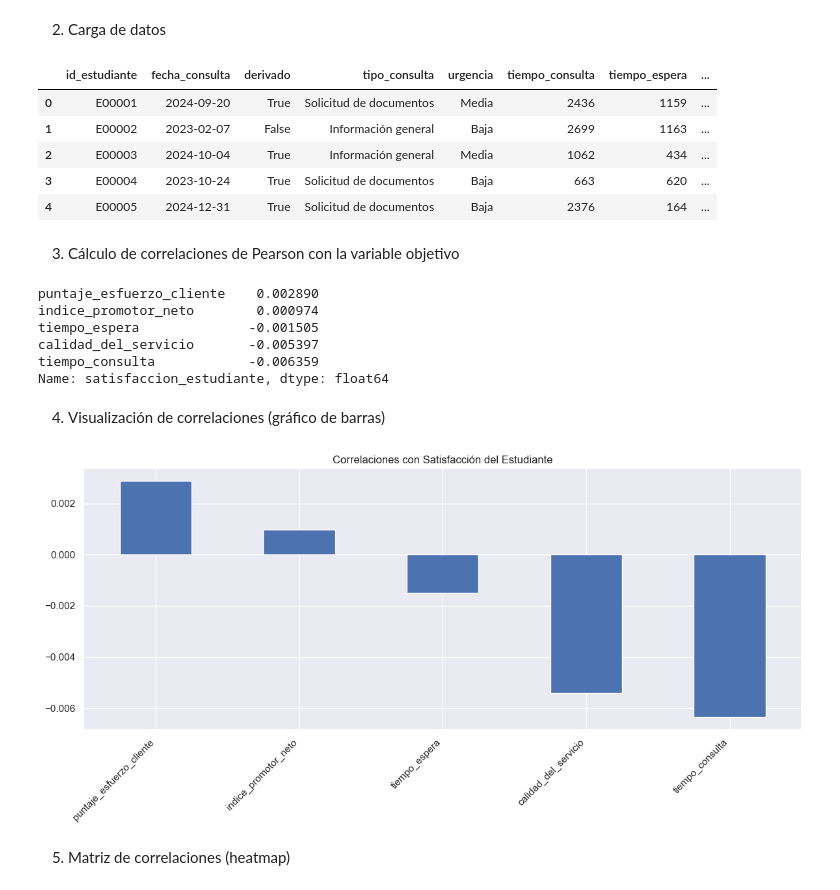
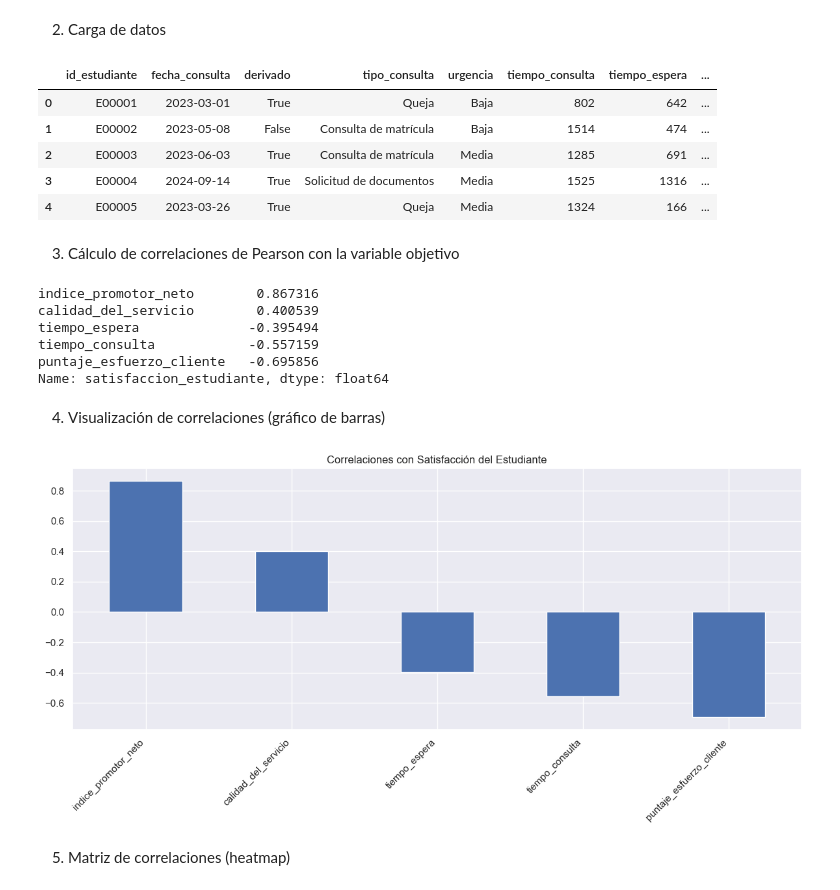
Before and after one commit to Esclender/Michia_Predictive_Model, a Jupyter notebook: notebooks/03_bivariate_analysis.ipynb, the cells around one changed output. Saved outputs shown, nothing was run; the diff lists cells and outputs as text; code cells hidden in the pictures.

```diff
--- a/notebooks/03_bivariate_analysis.ipynb
+++ b/notebooks/03_bivariate_analysis.ipynb
@@ -15,15 +15,15 @@ plt.rcParams['figure.figsize'] = (12, 8)
 2. Carga de datos
 # %%
 # Carga de datos
-df = pd.read_csv('../data/chatbot_satisfaction_dataset_utf8.csv')
+df = pd.read_csv('../data/dataset_correlacion_satisfaccion.csv')
 df.head()
 # %% [output]
 |  | id_estudiante | fecha_consulta | derivado | tipo_consulta | urgencia | tiempo_consulta | tiempo_espera | ... |
-| 0 | E00001 | 2024-09-20 | True | Solicitud de documentos | Media | 2436 | 1159 | ... |
-| 1 | E00002 | 2023-02-07 | False | Información general | Baja | 2699 | 1163 | ... |
-| 2 | E00003 | 2024-10-04 | True | Información general | Media | 1062 | 434 | ... |
-| 3 | E00004 | 2023-10-24 | True | Solicitud de documentos | Baja | 663 | 620 | ... |
-| 4 | E00005 | 2024-12-31 | True | Solicitud de documentos | Baja | 2376 | 164 | ... |
+| 0 | E00001 | 2023-03-01 | True | Queja | Baja | 802 | 642 | ... |
+| 1 | E00002 | 2023-05-08 | False | Consulta de matrícula | Baja | 1514 | 474 | ... |
+| 2 | E00003 | 2023-06-03 | True | Consulta de matrícula | Media | 1285 | 691 | ... |
+| 3 | E00004 | 2024-09-14 | True | Solicitud de documentos | Media | 1525 | 1316 | ... |
+| 4 | E00005 | 2023-03-26 | True | Queja | Media | 1324 | 166 | ... |
 # %% [markdown]
 3. Cálculo de correlaciones de Pearson con la variable objetivo
 # %%
@@ -35,11 +35,11 @@ correlations = df[numeric_columns].corr()['satisfaccion_estudiante'].sort_values
 correlations = correlations.drop('satisfaccion_estudiante')
 correlations
 # %% [output]
-puntaje_esfuerzo_cliente    0.002890
-indice_promotor_neto        0.000974
-tiempo_espera              -0.001505
-calidad_del_servicio       -0.005397
-tiempo_consulta            -0.006359
+indice_promotor_neto        0.867316
+calidad_del_servicio        0.400539
+tiempo_espera              -0.395494
+tiempo_consulta            -0.557159
+puntaje_esfuerzo_cliente   -0.695856
 Name: satisfaccion_estudiante, dtype: float64
 # %% [markdown]
 4. Visualización de correlaciones (gráfico de barras)
@@ -51,7 +51,7 @@ plt.xticks(rotation=45, ha='right')
 plt.tight_layout()
 plt.show()
 # %% [output]
-[figure, old version]
+[figure, new version]
 # %% [markdown]
 5. Matriz de correlaciones (heatmap)
 # %%
```
Also changed, not shown: parts of 3 cells of this notebook, 30 other files.
